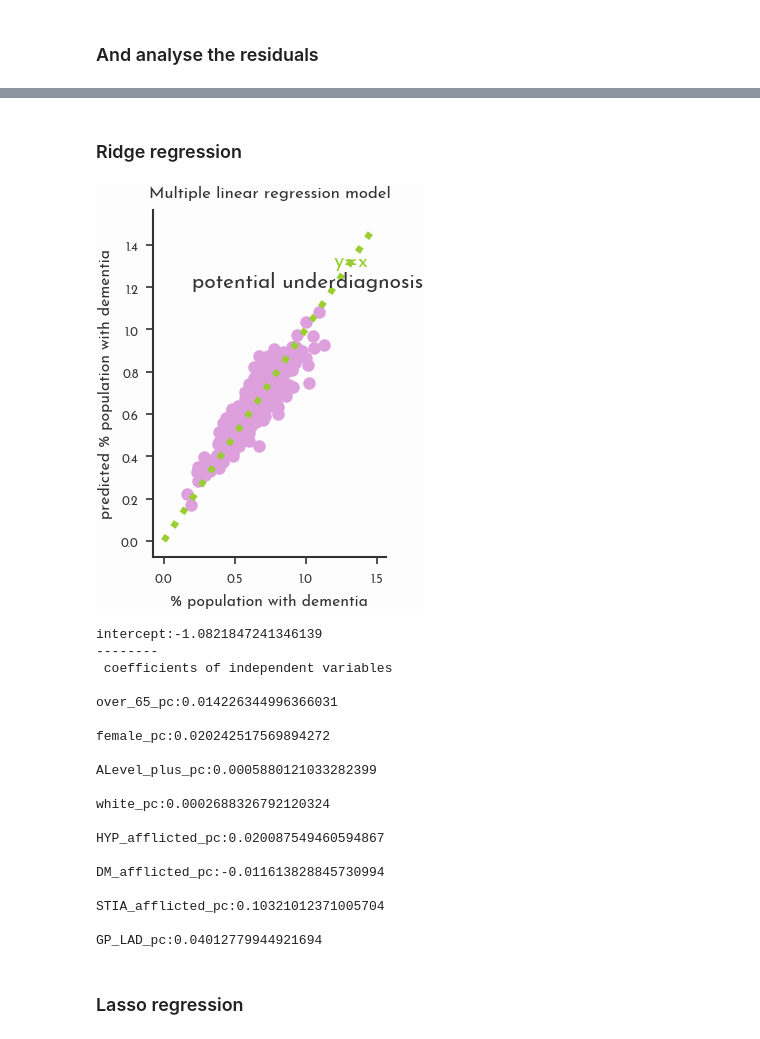
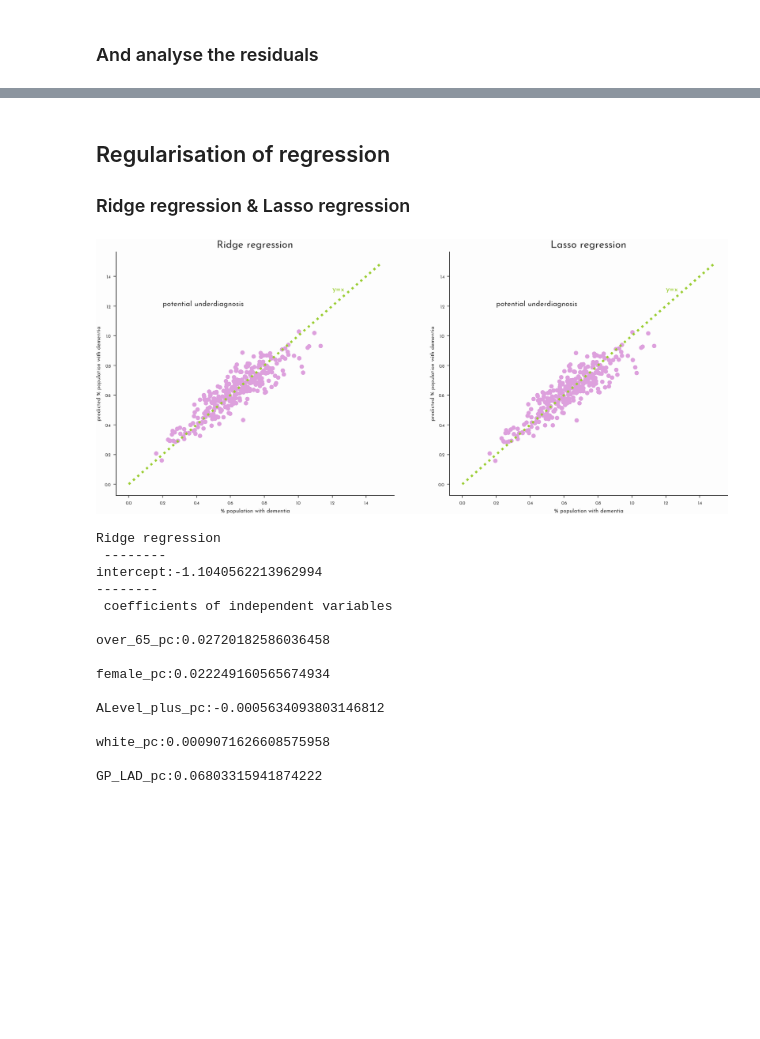
Before and after one commit to Bea-Taylor/DifDem_inequalities, a Jupyter notebook: nbs/core/04_regression_model.ipynb, the cells around one changed output, grey strips where cells are left out. Drawn from its saved outputs; the diff is of its cells as text; code cells hidden in the pictures; blank space fills up the shorter version.

Commit message:
updated nbs to reflect new covariate selection

```diff
--- a/nbs/core/04_regression_model.ipynb
+++ b/nbs/core/04_regression_model.ipynb
@@ -436,12 +258,6 @@ plt.show()
 df_dem_plus['reg_model_residuals'] = residuals
 df_dem_plus['reg_model_pred'] = y_pred
 
-df_dem_plus['reg_model_noGP_residuals'] = residuals_noGP
-df_dem_plus['reg_model_noGP_pred'] = y_pred_noGP
-
-df_dem_plus['reg_model_nocomor_residuals'] = residuals_nocomor
-df_dem_plus['reg_model_nocomor_pred'] = y_pred_nocomor
-
 # save the dataframe
 df_dem_plus.to_csv(const.output_path+'/reg_model/reg_model_results.csv')
 # %% [markdown]
@@ -490,2 +279,0 @@ df_IMD[df_IMD['Local Authority District name (2019)'].isin(resid_gap_area)]
-# %%
-df_dem_plus['residual'] = residuals
@@ -520,51 +280,73 @@ plt.show()
 # %% [markdown]
-### Ridge regression
+## Regularisation of regression
+### Ridge regression & Lasso regression
 # %%
 # Linear regression using sklearn and ridge regression
-
 x = df_dem_plus[covar_opt].values.reshape(-1,len(covar_opt))
 y = df_dem_plus['DEM_afflicted_pc'].values.reshape(-1,1)
 
-regr = linear_model.Ridge(alpha=1)
+regr_ridge = linear_model.Ridge(alpha=1)
 
 # fit regression comorbidities
-regr.fit(x, y)
-y_pred = regr.predict(x)
+regr_ridge.fit(x, y)
+y_pred_ridge = regr_ridge.predict(x)
+
+
+# Linear regression using sklearn and lasso
+x = df_dem_plus[covar_opt].values.reshape(-1,len(covar_opt))
+y = df_dem_plus['DEM_afflicted_pc'].values.reshape(-1,1)
+
+regr_lasso = linear_model.Lasso(alpha=0.001)
+
+# fit regression comorbidities
+regr_lasso.fit(x, y)
+y_pred_lasso = regr_lasso.predict(x)
 # %%
 # comparison between true diagnosis value, and the value predicted by the multiple linear regression model
+plt.subplots(nrows=1, ncols= 2, figsize = (15,6))
 
+# ridge
+plt.subplot(1, 2, 1)
 plt.plot(np.arange(0, 1.5, 0.01), np.arange(0, 1.5, 0.01), ':', color='yellowgreen')
-plt.scatter(y, y_pred, color='plum')
+plt.scatter(y, y_pred_ridge, color='plum')
 plt.xlabel('% population with dementia')
 plt.ylabel('predicted % population with dementia')
-plt.title('Multiple linear regression model')
+plt.title('Ridge regression', size=14)
 plt.text(1.2, 1.3, r'y=x', fontsize=10, color='yellowgreen')
 plt.text(0.2, 1.2, r'potential underdiagnosis', fontsize=10)
+
+# lasso
+plt.subplot(1, 2, 2)
+plt.plot(np.arange(0, 1.5, 0.01), np.arange(0, 1.5, 0.01), ':', color='yellowgreen')
+plt.scatter(y, y_pred_lasso, color='plum')
+plt.xlabel('% population with dementia')
+plt.ylabel('predicted % population with dementia')
+plt.title('Lasso regression', size=14)
+plt.text(1.2, 1.3, r'y=x', fontsize=10, color='yellowgreen')
+plt.text(0.2, 1.2, r'potential underdiagnosis', fontsize=10)
+
 plt.show()
 # %% [output]
-[figure, old version]
+[figure, new version]
 # %%
-print(f'intercept:{regr.intercept_[0]}')
+print('Ridge regression \n -------- ')
+print(f'intercept:{regr_ridge.intercept_[0]}')
 print('-------- \n coefficients of independent variables \n ')
 for i, covar in enumerate(covar_opt):
-    print(f'{covar}:{regr.coef_[0][i]} \n')
+    print(f'{covar}:{regr_ridge.coef_[0][i]} \n')
 # %% [output]
-intercept:-1.0821847241346139
+Ridge regression
+ --------
+intercept:-1.1040562213962994
 --------
  coefficients of independent variables
 
-over_65_pc:0.014226344996366031
+over_65_pc:0.02720182586036458
 
-female_pc:0.020242517569894272
+female_pc:0.022249160565674934
 
-ALevel_plus_pc:0.0005880121033282399
+ALevel_plus_pc:-0.0005634093803146812
 
-white_pc:0.0002688326792120324
+white_pc:0.0009071626608575958
 
-HYP_afflicted_pc:0.020087549460594867
-
-DM_afflicted_pc:-0.011613828845730994
-
-STIA_afflicted_pc:0.10321012371005704
-
-GP_LAD_pc:0.04012779944921694
+GP_LAD_pc:0.06803315941874222
@@ -573,2 +352,0 @@ GP_LAD_pc:0.04012779944921694
-# %% [markdown]
-### Lasso regression
```
Also changed, not shown: parts of 34 cells of this notebook, 4 other files.
